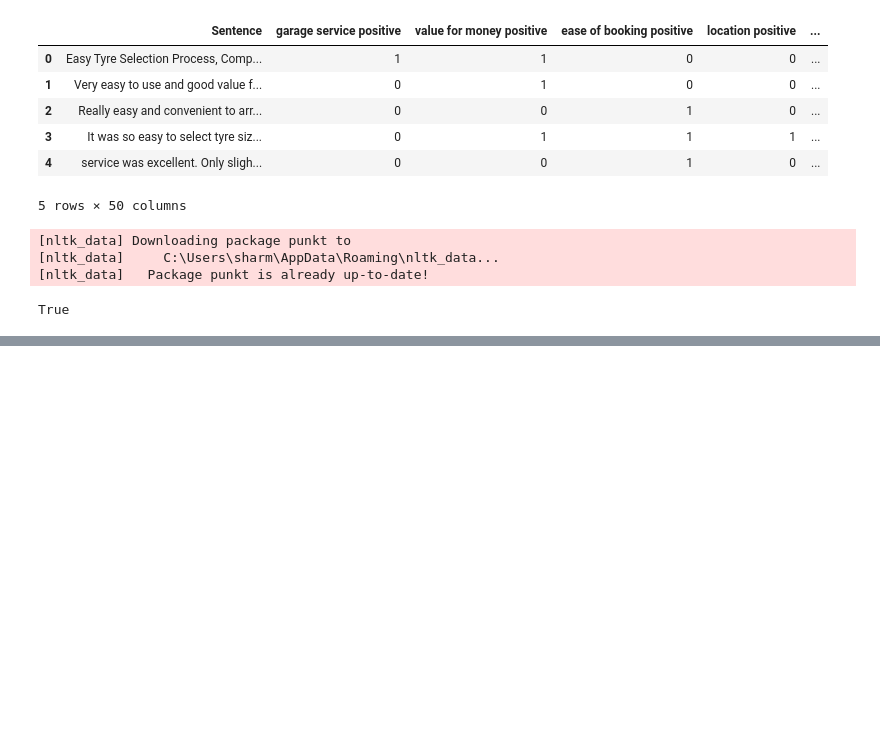
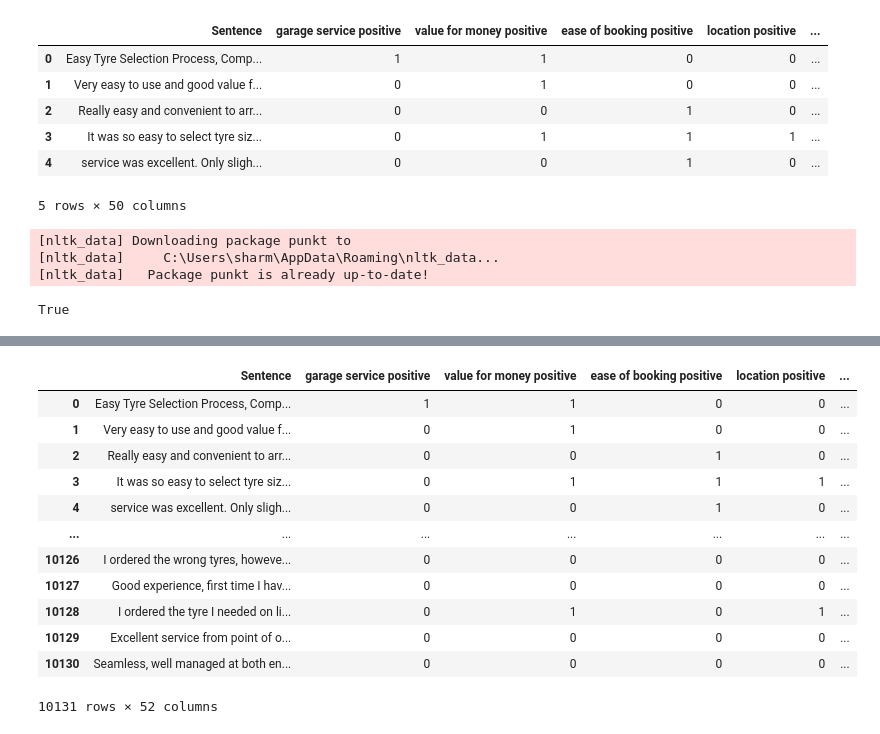
Before and after one commit to PrateekSharma007/Subtheme-Sentiment-Analysis-Task, a Jupyter notebook: main.ipynb, the cells around one changed output, grey strips where cells are left out. Saved outputs shown, nothing was run; the diff lists cells and outputs as text; code cells hidden in the pictures; blank space fills up the shorter version.

```diff
--- a/main.ipynb
+++ b/main.ipynb
@@ -271,0 +291,21 @@ True
+# %%
+
+mapped_df['num-character'] = mapped_df['Sentence'].apply(len) #this will tell us about the number of characters in each sentence
+# %%
+mapped_df['num_words'] = mapped_df['Sentence'].apply(lambda x : len(nltk.word_tokenize(x))) #this will tell us about the number of words
+# %%
+mapped_df #the columns newly made when at the last we can scroll it to see
+# %% [output]
+|  | Sentence | garage service positive | value for money positive | ease of booking positive | location positive | ... |
+| 0 | Easy Tyre Selection Process, Comp... | 1 | 1 | 0 | 0 | ... |
+| 1 | Very easy to use and good value f... | 0 | 1 | 0 | 0 | ... |
+| 2 | Really easy and convenient to arr... | 0 | 0 | 1 | 0 | ... |
+| 3 | It was so easy to select tyre siz... | 0 | 1 | 1 | 1 | ... |
+| 4 | service was excellent. Only sligh... | 0 | 0 | 1 | 0 | ... |
+| ... | ... | ... | ... | ... | ... | ... |
+| 10126 | I ordered the wrong tyres, howeve... | 0 | 0 | 0 | 0 | ... |
+| 10127 | Good experience, first time I hav... | 0 | 0 | 0 | 0 | ... |
+| 10128 | I ordered the tyre I needed on li... | 0 | 1 | 0 | 1 | ... |
+| 10129 | Excellent service from point of o... | 0 | 0 | 0 | 0 | ... |
+| 10130 | Seamless, well managed at both en... | 0 | 0 | 0 | 0 | ... |
+10131 rows × 52 columns
```
Also changed, not shown: parts of 17 cells of this notebook.
